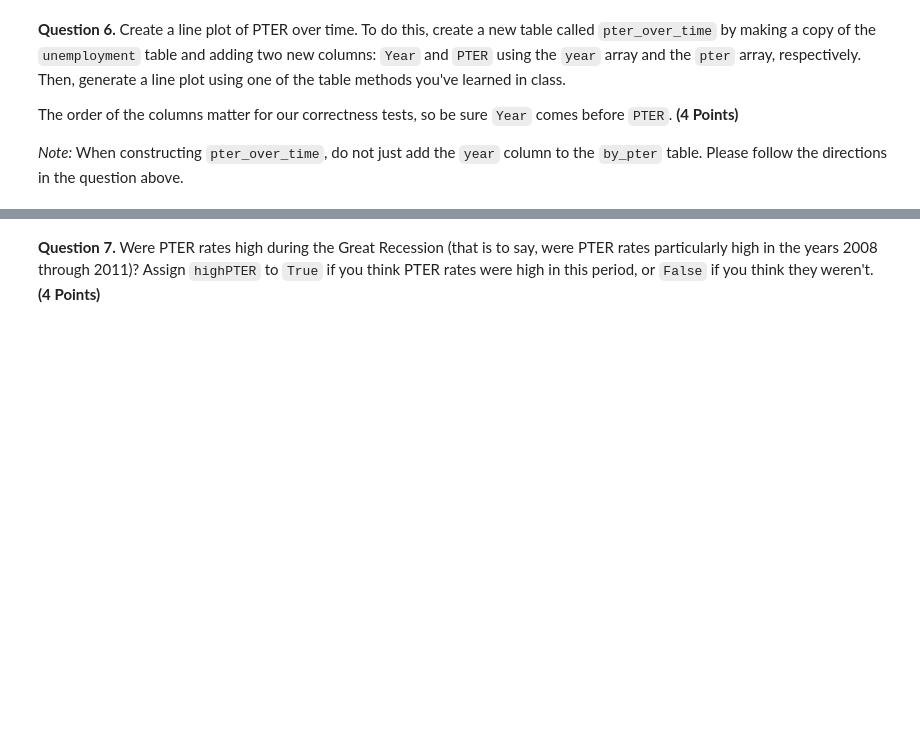
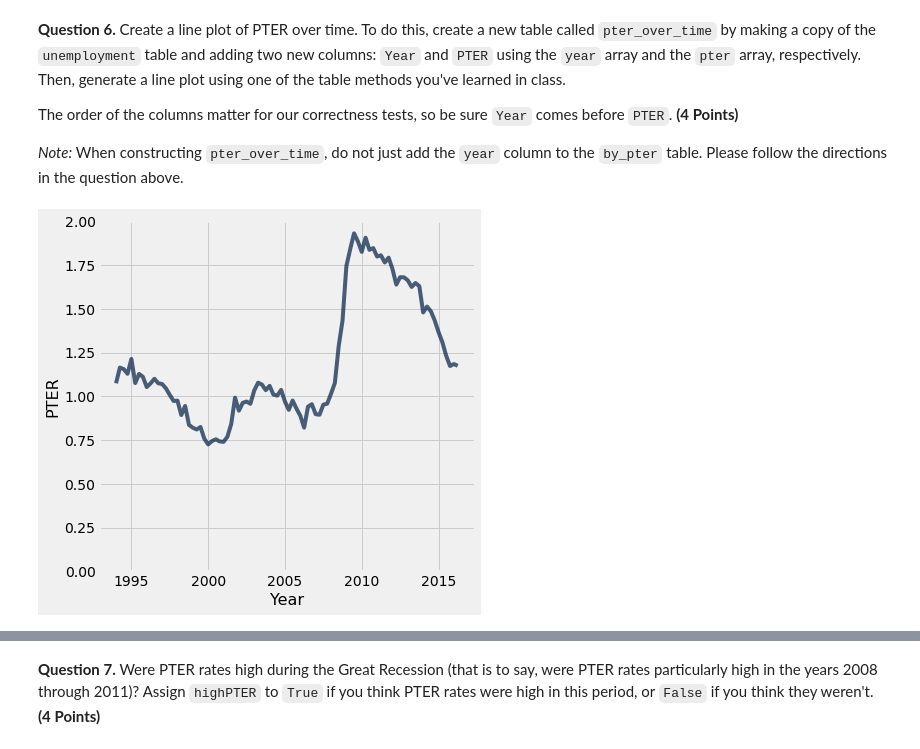
Before and after one commit to SoyCarlos/gabes-sumer-data-prep, a Jupyter notebook: Week 3/hw03/hw03.ipynb, the cells around one changed output, grey strips where cells are left out. Drawn from its saved outputs; the diff is of its cells as text; code cells hidden in the pictures; blank space fills up the shorter version.

```diff
--- a/Week 3/hw03/hw03.ipynb
+++ b/Week 3/hw03/hw03.ipynb
@@ -118,2 +114,5 @@ by_nei_pter = ...
+# %%
+by_nei = unemployment.sort('NEI', descending=True)
+by_nei_pter = unemployment.sort("NEI-PTER", descending=True)
 # %%
 grader.check("q1_2")
@@ -140,0 +155,3 @@ greatest_nei
+# %%
+greatest_nei = unemployment.sort('NEI', descending=True).take(np.arange(11))
+greatest_nei
@@ -159,0 +189,3 @@ pter
+# %%
+pter = unemployment.column("NEI-PTER") - unemployment.column("NEI")
+pter
@@ -175,0 +220,6 @@ by_pter
+# %%
+by_pter = unemployment.with_column(
+    "PTER", pter,
+)
+by_pter = by_pter.sort('PTER', descending=True)
+by_pter
@@ -193,8 +258,13 @@ points:
 -->
 # %%
 year = 1994 + np.arange(by_pter.num_rows)/4
-pter_over_time = ...
-...
+pter_over_time = unemployment.with_columns(
+    "Year", year,
+    "PTER", pter,
+)
+pter_over_time.plot('Year','PTER')
 plots.ylim(0,2); # Do not change this line
+# %% [output]
+[figure, added]
 # %%
 grader.check("q1_6")
```
Also changed, not shown: parts of 57 cells of this notebook, 14 other files.
